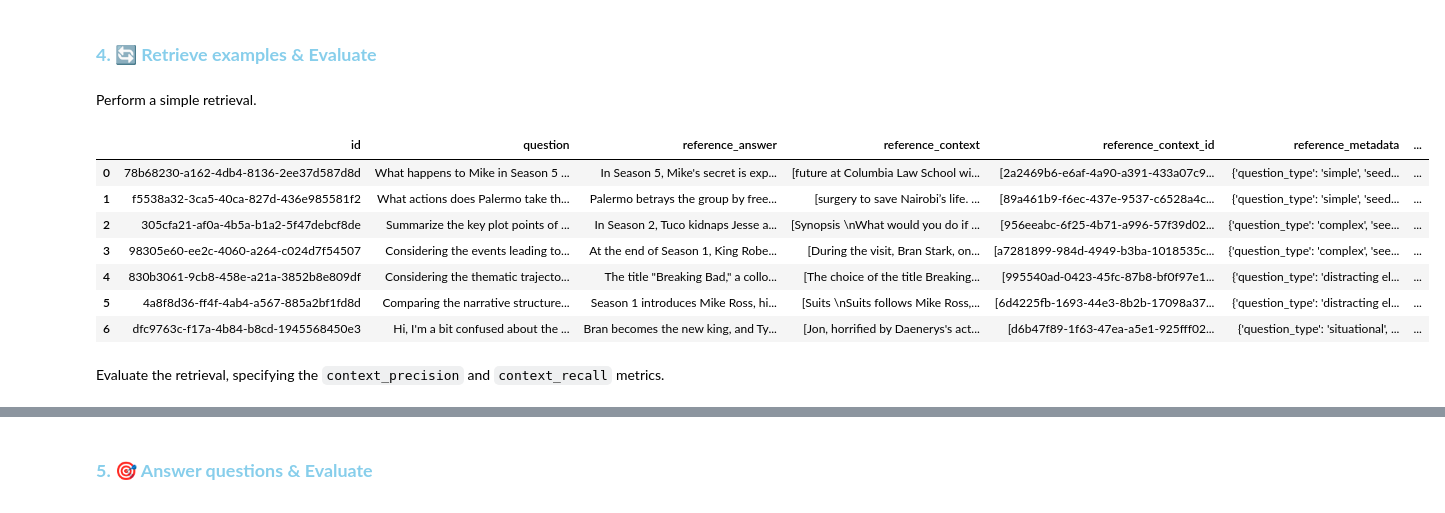
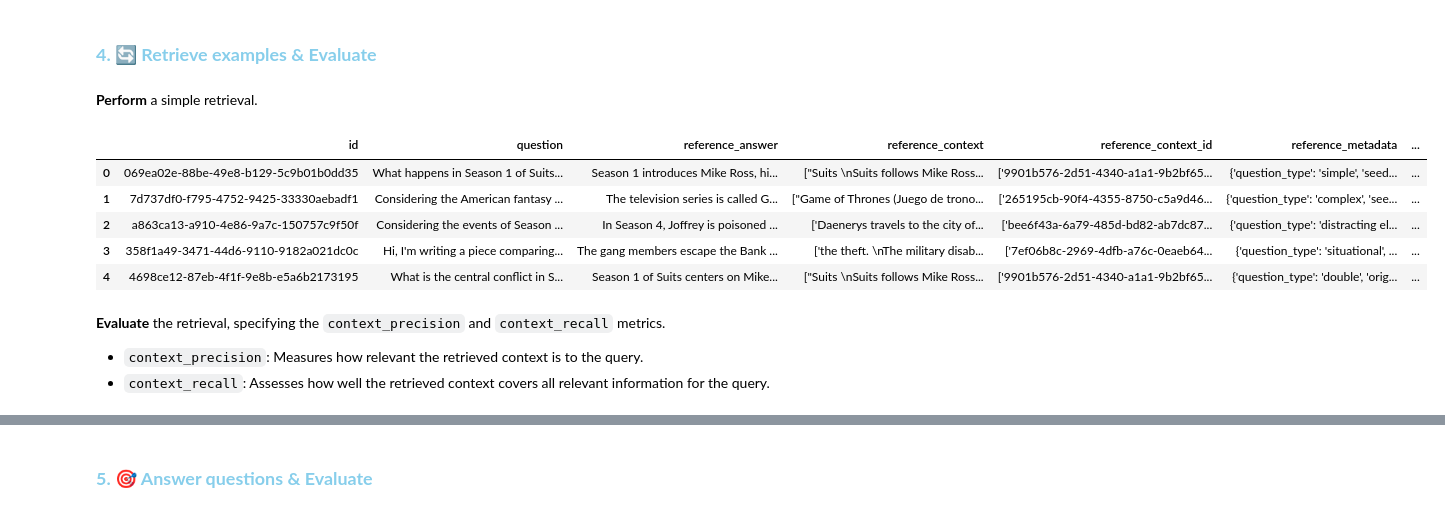
Before and after one commit to DanielPuentee/Automatic-RAG-Dataset-Creation-And-Evaluation, a Jupyter notebook: example.ipynb, the cells around one changed output, grey strips where cells are left out. Drawn from its saved outputs; the diff is of its cells as text; code cells hidden in the pictures.

```diff
--- a/example.ipynb
+++ b/example.ipynb
@@ -79,8 +79,7 @@ from src.evaluation import Evaluation
 chunking_client = Chunking()
 datasetcreation_client = RAGDataset(llm_model = f"gemini/{llm_model_name}",
                                     embedding_model= f"gemini/{embedding_model_name}")
-retrieval_client = Retrieval(index_name = index_name,
-                             embeddings = embeddings)
+retrieval_client = Retrieval()
 answering_client = Answering()
 evaluation_client = Evaluation(llm, embeddings)
 # %% [markdown]
@@ -155,25 +172,27 @@ testset_df.head()
 # %% [markdown]
 ### <a id='4' style="color: skyblue;">**4. 🔄 Retrieve examples & Evaluate**</a>
 # %% [markdown]
-Perform a simple retrieval.
+**Perform** a simple retrieval.
 # %%
 chunks, chunks_id = retrieval_client.retrieval_multiple_queries(
+    db = db,
     queries = testset_df["question"].tolist(),
     top_k = 5
 )
 testset_df['generated_context'], testset_df['generated_context_id'] = chunks, chunks_id
 testset_df.head()
 # %% [output]
 |  | id | question | reference_answer | reference_context | reference_context_id | reference_metadata | ... |
-| 0 | 78b68230-a162-4db4-8136-2ee37d587d8d | What happens to Mike in Season 5 ... | In Season 5, Mike's secret is exp... | [future at Columbia Law School wi... | [2a2469b6-e6af-4a90-a391-433a07c9... | {'question_type': 'simple', 'seed... | ... |
-| 1 | f5538a32-3ca5-40ca-827d-436e985581f2 | What actions does Palermo take th... | Palermo betrays the group by free... | [surgery to save Nairobi’s life. ... | [89a461b9-f6ec-437e-9537-c6528a4c... | {'question_type': 'simple', 'seed... | ... |
-| 2 | 305cfa21-af0a-4b5a-b1a2-5f47debcf8de | Summarize the key plot points of ... | In Season 2, Tuco kidnaps Jesse a... | [Synopsis \nWhat would you do if ... | [956eeabc-6f25-4b71-a996-57f39d02... | {'question_type': 'complex', 'see... | ... |
-| 3 | 98305e60-ee2c-4060-a264-c024d7f54507 | Considering the events leading to... | At the end of Season 1, King Robe... | [During the visit, Bran Stark, on... | [a7281899-984d-4949-b3ba-1018535c... | {'question_type': 'complex', 'see... | ... |
-| 4 | 830b3061-9cb8-458e-a21a-3852b8e809df | Considering the thematic trajecto... | The title "Breaking Bad," a collo... | [The choice of the title Breaking... | [995540ad-0423-45fc-87b8-bf0f97e1... | {'question_type': 'distracting el... | ... |
-| 5 | 4a8f8d36-ff4f-4ab4-a567-885a2bf1fd8d | Comparing the narrative structure... | Season 1 introduces Mike Ross, hi... | [Suits \nSuits follows Mike Ross,... | [6d4225fb-1693-44e3-8b2b-17098a37... | {'question_type': 'distracting el... | ... |
-| 6 | dfc9763c-f17a-4b84-b8cd-1945568450e3 | Hi, I'm a bit confused about the ... | Bran becomes the new king, and Ty... | [Jon, horrified by Daenerys's act... | [d6b47f89-1f63-47ea-a5e1-925fff02... | {'question_type': 'situational', ... | ... |
+| 0 | 069ea02e-88be-49e8-b129-5c9b01b0dd35 | What happens in Season 1 of Suits... | Season 1 introduces Mike Ross, hi... | ["Suits \nSuits follows Mike Ross... | ['9901b576-2d51-4340-a1a1-9b2bf65... | {'question_type': 'simple', 'seed... | ... |
+| 1 | 7d737df0-f795-4752-9425-33330aebadf1 | Considering the American fantasy ... | The television series is called G... | ["Game of Thrones (Juego de trono... | ['265195cb-90f4-4355-8750-c5a9d46... | {'question_type': 'complex', 'see... | ... |
+| 2 | a863ca13-a910-4e86-9a7c-150757c9f50f | Considering the events of Season ... | In Season 4, Joffrey is poisoned ... | ['Daenerys travels to the city of... | ['bee6f43a-6a79-485d-bd82-ab7dc87... | {'question_type': 'distracting el... | ... |
+| 3 | 358f1a49-3471-44d6-9110-9182a021dc0c | Hi, I'm writing a piece comparing... | The gang members escape the Bank ... | ['the theft. \nThe military disab... | ['7ef06b8c-2969-4dfb-a76c-0eaeb64... | {'question_type': 'situational', ... | ... |
+| 4 | 4698ce12-87eb-4f1f-9e8b-e5a6b2173195 | What is the central conflict in S... | Season 1 of Suits centers on Mike... | ["Suits \nSuits follows Mike Ross... | ['9901b576-2d51-4340-a1a1-9b2bf65... | {'question_type': 'double', 'orig... | ... |
-# %% [markdown]
-Evaluate the retrieval, specifying the `context_precision` and `context_recall` metrics.
+# %% [markdown]
+**Evaluate** the retrieval, specifying the `context_precision` and `context_recall` metrics.
+
+* `context_precision`: Measures how relevant the retrieved context is to the query.
+* `context_recall`: Assesses how well the retrieved context covers all relevant information for the query.
 # %%
 retrieval_results = evaluation_client.evaluate(testset_df = testset_df,
                                                retrieval_metrics = ['context_precision', 'context_recall'])
```
Also changed, not shown: parts of 10 cells of this notebook, 4 other files.
